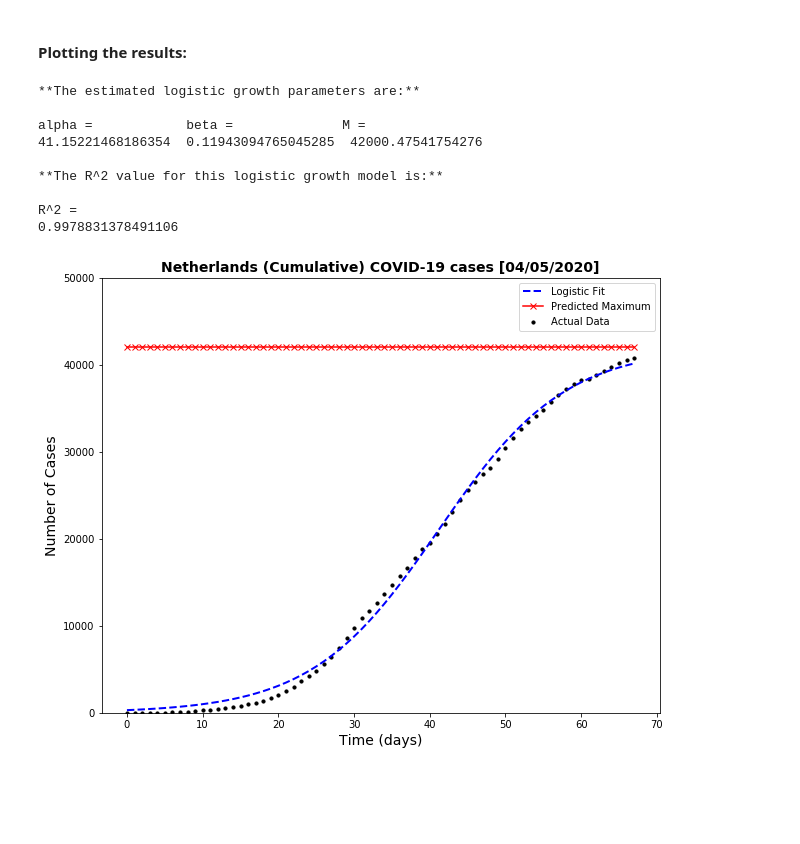
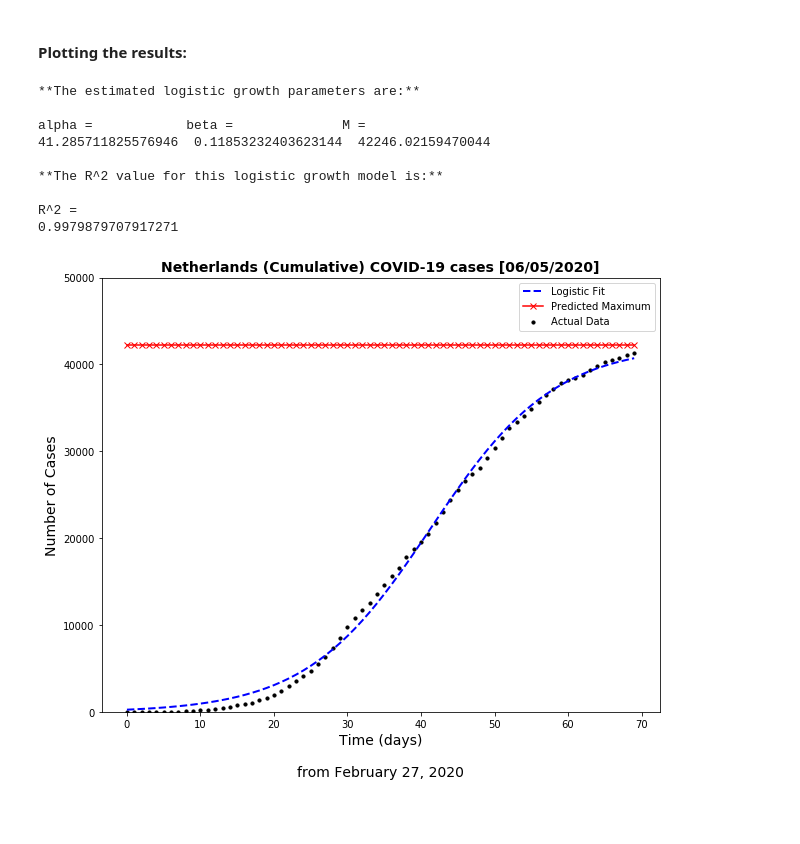
Before and after one commit to jiehaocao/BEP-SBMD-COVID19, a Jupyter notebook: notebook/Kalman_Filter.ipynb, the cells around one changed output. Cells and saved outputs as stored; diff of their text form; code cells hidden in the pictures.

```diff
--- a/notebook/Kalman_Filter.ipynb
+++ b/notebook/Kalman_Filter.ipynb
@@ -167,30 +173,30 @@ predicted_max = np.array(max_cases)
 # %%
 plt.figure(figsize=(10,8))
 
 plt.scatter(x, y, s=10, marker='o', c='k')
 plt.plot(x, logistic_pred(x), '--', lw=2, c='blue')
 plt.plot(x, predicted_max, '-x', c='r')
 plt.legend(['Logistic Fit', 'Predicted Maximum', 'Actual Data' ])
 plt.ylim([0, 50000])
 
-plt.title("Netherlands (Cumulative) COVID-19 cases [04/05/2020]", Fontsize = 14, weight='bold')
-plt.xlabel("Time (days)", Fontsize = 14)
+plt.title("Netherlands (Cumulative) COVID-19 cases [06/05/2020]", Fontsize = 14, weight='bold')
+plt.xlabel("Time (days)" +"\n\n"+"from February 27, 2020", Fontsize = 14)
 plt.ylabel("Number of Cases", Fontsize = 14);
 
 
 
 prt_results_logistic() # Uncomment for statistics
 # %% [output]
 **The estimated logistic growth parameters are:**
 
 alpha =            beta =              M =
-41.15221468186354  0.11943094765045285  42000.47541754276
+41.285711825576946  0.11853232403623144  42246.02159470044
 
 **The R^2 value for this logistic growth model is:**
 
 R^2 =
-0.9978831378491106
+0.9979879707917271
-[figure, old version]
+[figure, new version]
 # %% [markdown]
 <br>
 # %% [markdown]
```
Also changed, not shown: parts of 15 cells of this notebook.
